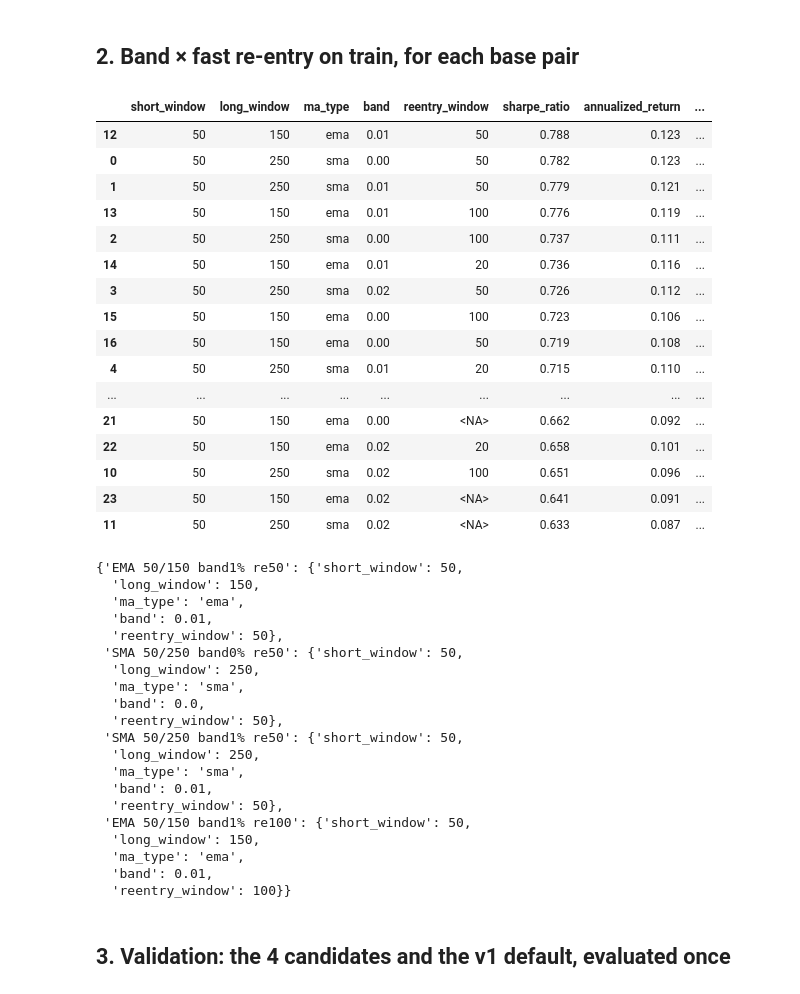
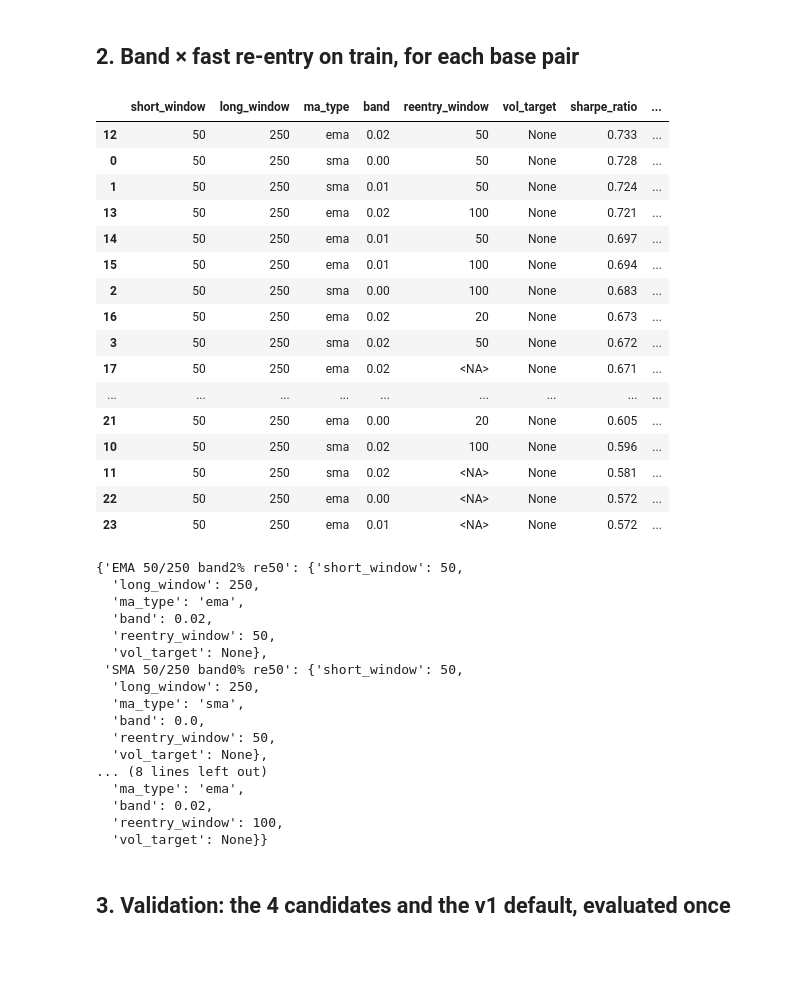
Before and after one commit to tush7301/qqq-trading-strategies, a Jupyter notebook: notebooks/01_moving_average/tuning.ipynb, the cells around one changed output. Saved outputs shown, nothing was run; the diff lists cells and outputs as text; code cells hidden in the pictures; blank space fills up the shorter version.

```diff
--- a/notebooks/01_moving_average/tuning.ipynb
+++ b/notebooks/01_moving_average/tuning.ipynb
@@ -37,7 +40,8 @@ print(f"{len(prices)} trading days, {prices.index[0].date()} -> {prices.index[-1
 # %% [markdown]
 ## 0. Baseline: v1 default (50/200 SMA) vs buy-and-hold
 # %%
-base = period_metrics(backtest_strategy(MA(50, 200, reentry_window=None), prices))
+NOCAP = dict(vol_target=None)  # stages 0-3 tune the signal without the cap (stage 4 adds it)
+base = period_metrics(backtest_strategy(MA(50, 200, reentry_window=None, **NOCAP), prices))
 pct(pd.concat({"MA 50/200 (v1)": base, "buy_and_hold": bh})[COLS])
 # %% [output]
 |  |  | annualized_return | annualized_volatility | sharpe_ratio | max_drawdown | cumulative_return | ... |
@@ -50,7 +54,7 @@ pct(pd.concat({"MA 50/200 (v1)": base, "buy_and_hold": bh})[COLS])
 # %%
 SHORTS, LONGS = [1, 5, 10, 20, 50], [50, 100, 150, 200, 250]
 g1 = grid_search(MA, {"short_window": SHORTS, "long_window": LONGS, "ma_type": ["sma", "ema"]}, period="train", prices=prices,
-                 reentry_window=None)
+                 reentry_window=None, **NOCAP)
 fig, axes = plt.subplots(1, 2, figsize=(12, 4.2))
 bases = {}
 for ax, t in zip(axes, ["sma", "ema"]):
@@ -82,36 +86,36 @@ Stage-1 base pairs: {'sma': (50, 250), 'ema': (50, 150)}
 # %%
 rows = []
 for t, (s, l) in bases.items():
     g = grid_search(MA, {"band": [0.0, 0.01, 0.02], "reentry_window": [None, 20, 50, 100]}, period="train", prices=prices,
-                    short_window=s, long_window=l, ma_type=t)
+                    short_window=s, long_window=l, ma_type=t, **NOCAP)
     g["short_window"], g["long_window"], g["ma_type"] = s, l, t
     for _, r in g.iterrows():
         kw = dict(short_window=s, long_window=l, ma_type=t, band=r.band,
-                  reentry_window=None if pd.isna(r.reentry_window) else int(r.reentry_window))
+                  reentry_window=None if pd.isna(r.reentry_window) else int(r.reentry_window), **NOCAP)
         res = backtest_strategy(MA(**kw), prices).slice(*PERIODS["train"])
         rows.append(kw | {"sharpe_ratio": r.sharpe_ratio, "annualized_return": r.annualized_return,
                           "max_drawdown": r.max_drawdown, "n_position_changes": trade_stats(res)["n_position_changes"]})
 g2 = pd.DataFrame(rows)
 g2["reentry_window"] = g2["reentry_window"].astype("Int64")
 g2.sort_values("sharpe_ratio", ascending=False).round(3)
 # %% [output]
-|  | short_window | long_window | ma_type | band | reentry_window | sharpe_ratio | annualized_return | ... |
-| 12 | 50 | 150 | ema | 0.01 | 50 | 0.788 | 0.123 | ... |
-| 0 | 50 | 250 | sma | 0.00 | 50 | 0.782 | 0.123 | ... |
-| 1 | 50 | 250 | sma | 0.01 | 50 | 0.779 | 0.121 | ... |
-| 13 | 50 | 150 | ema | 0.01 | 100 | 0.776 | 0.119 | ... |
-| 2 | 50 | 250 | sma | 0.00 | 100 | 0.737 | 0.111 | ... |
-| 14 | 50 | 150 | ema | 0.01 | 20 | 0.736 | 0.116 | ... |
-| 3 | 50 | 250 | sma | 0.02 | 50 | 0.726 | 0.112 | ... |
-| 15 | 50 | 150 | ema | 0.00 | 100 | 0.723 | 0.106 | ... |
-| 16 | 50 | 150 | ema | 0.00 | 50 | 0.719 | 0.108 | ... |
-| 4 | 50 | 250 | sma | 0.01 | 20 | 0.715 | 0.110 | ... |
+|  | short_window | long_window | ma_type | band | reentry_window | vol_target | sharpe_ratio | ... |
+| 12 | 50 | 250 | ema | 0.02 | 50 | None | 0.733 | ... |
+| 0 | 50 | 250 | sma | 0.00 | 50 | None | 0.728 | ... |
+| 1 | 50 | 250 | sma | 0.01 | 50 | None | 0.724 | ... |
+| 13 | 50 | 250 | ema | 0.02 | 100 | None | 0.721 | ... |
+| 14 | 50 | 250 | ema | 0.01 | 50 | None | 0.697 | ... |
+| 15 | 50 | 250 | ema | 0.01 | 100 | None | 0.694 | ... |
+| 2 | 50 | 250 | sma | 0.00 | 100 | None | 0.683 | ... |
+| 16 | 50 | 250 | ema | 0.02 | 20 | None | 0.673 | ... |
+| 3 | 50 | 250 | sma | 0.02 | 50 | None | 0.672 | ... |
+| 17 | 50 | 250 | ema | 0.02 | <NA> | None | 0.671 | ... |
 | ... | ... | ... | ... | ... | ... | ... | ... | ... |
-| 21 | 50 | 150 | ema | 0.00 | <NA> | 0.662 | 0.092 | ... |
-| 22 | 50 | 150 | ema | 0.02 | 20 | 0.658 | 0.101 | ... |
-| 10 | 50 | 250 | sma | 0.02 | 100 | 0.651 | 0.096 | ... |
-| 23 | 50 | 150 | ema | 0.02 | <NA> | 0.641 | 0.091 | ... |
-| 11 | 50 | 250 | sma | 0.02 | <NA> | 0.633 | 0.087 | ... |
+| 21 | 50 | 250 | ema | 0.00 | 20 | None | 0.605 | ... |
+| 10 | 50 | 250 | sma | 0.02 | 100 | None | 0.596 | ... |
+| 11 | 50 | 250 | sma | 0.02 | <NA> | None | 0.581 | ... |
+| 22 | 50 | 250 | ema | 0.00 | <NA> | None | 0.572 | ... |
+| 23 | 50 | 250 | ema | 0.01 | <NA> | None | 0.572 | ... |
 # %%
 cands = (g2[g2.n_position_changes >= 10]
          .sort_values("sharpe_ratio", ascending=False)
@@ -120,30 +124,27 @@ def label(r):
     re = "" if pd.isna(r.reentry_window) else f" re{int(r.reentry_window)}"
     return f"{r.ma_type.upper()} {r.short_window}/{r.long_window} band{r.band:.0%}{re}"
 CANDIDATES = {label(r): dict(short_window=int(r.short_window), long_window=int(r.long_window), ma_type=r.ma_type, band=float(r.band),
-                             reentry_window=None if pd.isna(r.reentry_window) else int(r.reentry_window))
+                             reentry_window=None if pd.isna(r.reentry_window) else int(r.reentry_window), **NOCAP)
               for _, r in cands.iterrows()}
 CANDIDATES
 # %% [output]
-{'EMA 50/150 band1% re50': {'short_window': 50,
-  'long_window': 150,
+{'EMA 50/250 band2% re50': {'short_window': 50,
+  'long_window': 250,
   'ma_type': 'ema',
-  'band': 0.01,
-  'reentry_window': 50},
+  'band': 0.02,
+  'reentry_window': 50,
+  'vol_target': None},
  'SMA 50/250 band0% re50': {'short_window': 50,
   'long_window': 250,
   'ma_type': 'sma',
   'band': 0.0,
-  'reentry_window': 50},
- 'SMA 50/250 band1% re50': {'short_window': 50,
-  'long_window': 250,
-  'ma_type': 'sma',
-  'band': 0.01,
-  'reentry_window': 50},
- 'EMA 50/150 band1% re100': {'short_window': 50,
-  'long_window': 150,
+  'reentry_window': 50,
+  'vol_target': None},
+... (8 lines left out)
   'ma_type': 'ema',
-  'band': 0.01,
-  'reentry_window': 100}}
+  'band': 0.02,
+  'reentry_window': 100,
+  'vol_target': None}}
 # %% [markdown]
 ## 3. Validation: the 4 candidates and the v1 default, evaluated once
 # %%
```
Also changed, not shown: parts of 16 cells of this notebook, 44 other files.
